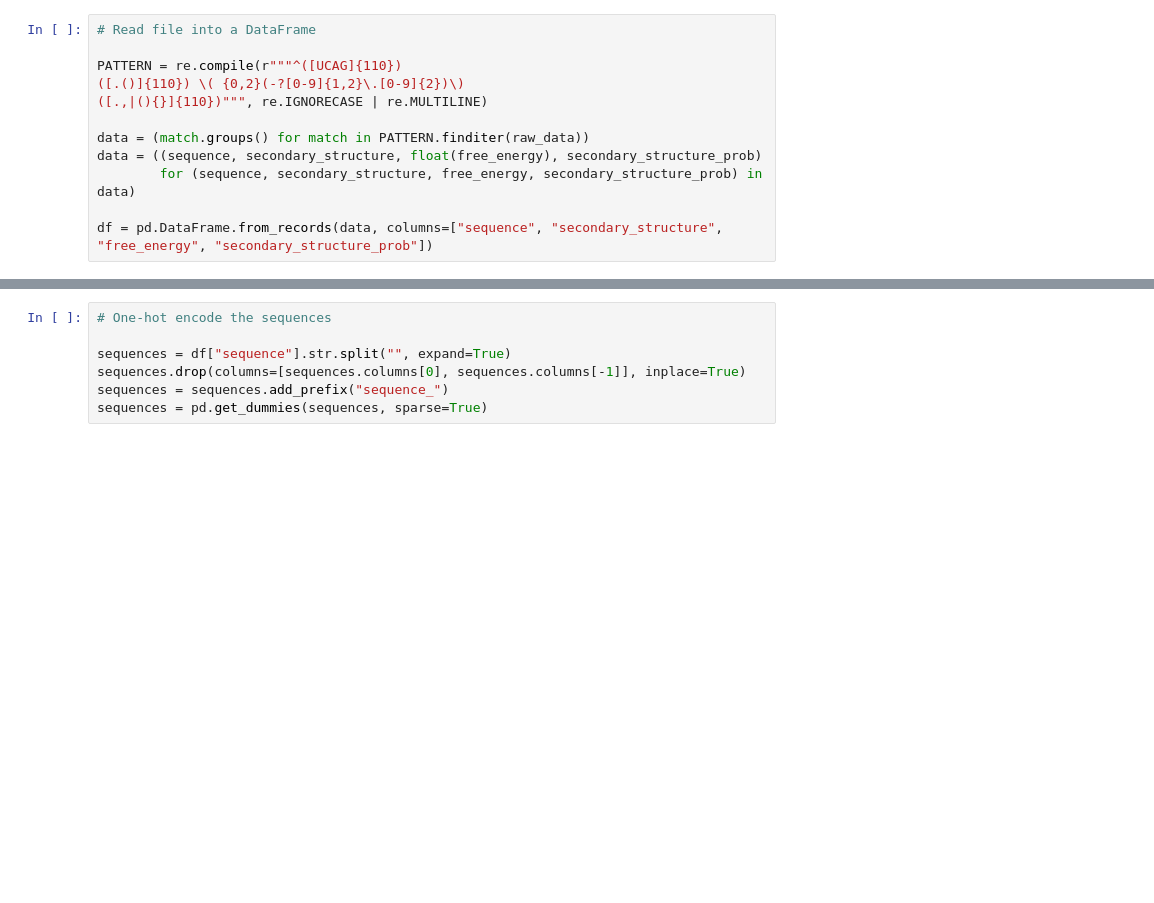
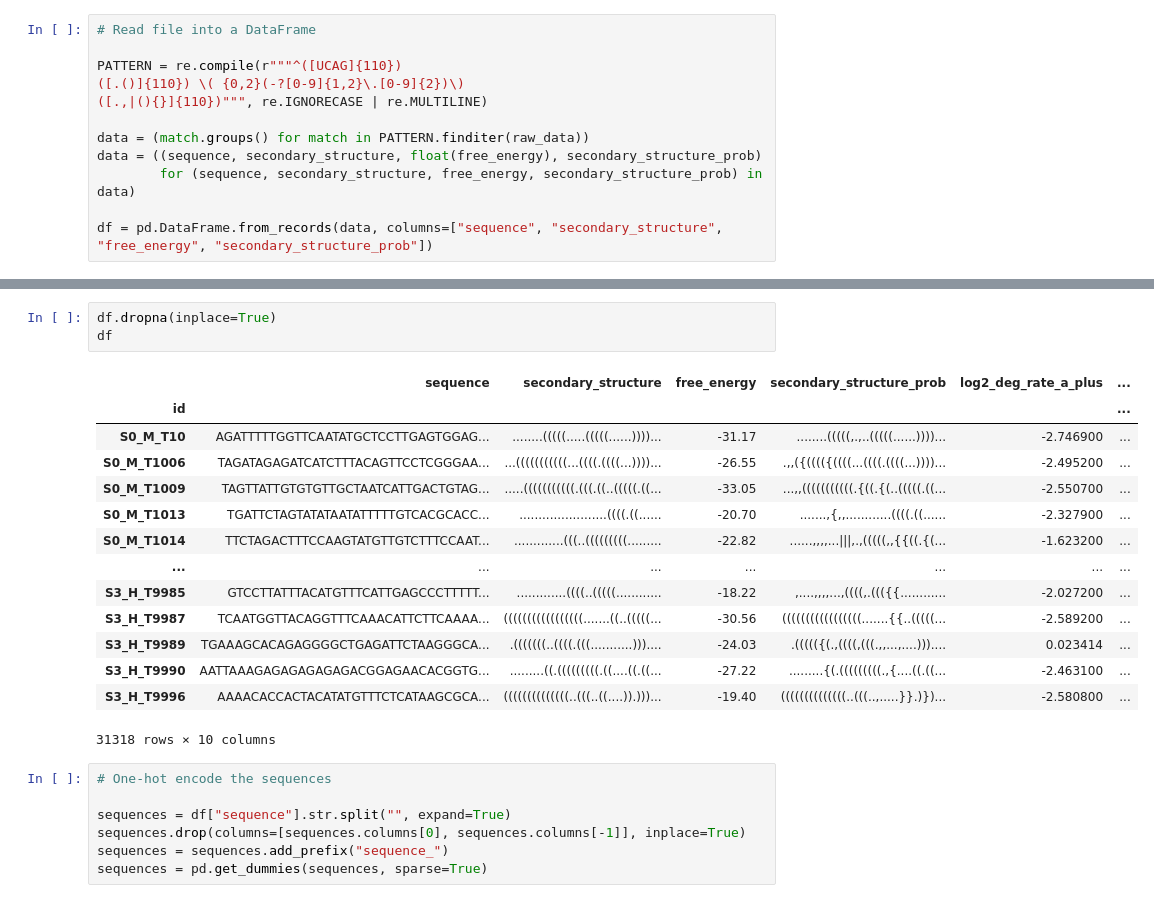
Before and after one commit to mbikovitsky/intro-to-ai-2020-final-project, a Jupyter notebook: Secondary Structure.ipynb, the cells around one changed output, grey strips where cells are left out. Drawn from its saved outputs; the diff is of its cells as text; blank space fills up the shorter version.

```diff
--- a/Secondary Structure.ipynb
+++ b/Secondary Structure.ipynb
@@ -27,3 +139,21 @@ df["sequence"] = df["sequence"].str.replace("U", "T")
+# %%
+df.dropna(inplace=True)
+df
+# %% [output]
+|  | sequence | secondary_structure | free_energy | secondary_structure_prob | log2_deg_rate_a_plus | ... |
+| id |  |  |  |  |  | ... |
+| S0_M_T10 | AGATTTTTGGTTCAATATGCTCCTTGAGTGGAG... | ........(((((.....(((((......))))... | -31.17 | ........(((((,.,..(((((......))))... | -2.746900 | ... |
+| S0_M_T1006 | TAGATAGAGATCATCTTTACAGTTCCTCGGGAA... | ...(((((((((((...((((.((((...))))... | -26.55 | .,,({(((({((((...((((.((((...))))... | -2.495200 | ... |
+| S0_M_T1009 | TAGTTATTGTGTGTTGCTAATCATTGACTGTAG... | .....(((((((((((.(((.((..(((((.((... | -33.05 | ...,,(((((((((((.{((.{(..(((((.((... | -2.550700 | ... |
+| S0_M_T1013 | TGATTCTAGTATATAATATTTTTGTCACGCACC... | .......................((((.((...... | -20.70 | .......,{,,............((((.((...... | -2.327900 | ... |
+| S0_M_T1014 | TTCTAGACTTTCCAAGTATGTTGTCTTTCCAAT... | .............(((..(((((((((......... | -22.82 | ......,,,,...|||,.,(((((,,{{((.{(... | -1.623200 | ... |
+| ... | ... | ... | ... | ... | ... | ... |
+| S3_H_T9985 | GTCCTTATTTACATGTTTCATTGAGCCCTTTTT... | .............((((..(((((............ | -18.22 | ,....,,,,...,((((,.((({{............ | -2.027200 | ... |
+| S3_H_T9987 | TCAATGGTTACAGGTTTCAAACATTCTTCAAAA... | (((((((((((((((((.......((..(((((... | -30.56 | (((((((((((((((((.......{{..(((((... | -2.589200 | ... |
+| S3_H_T9989 | TGAAAGCACAGAGGGGCTGAGATTCTAAGGGCA... | .(((((((..((((.(((...........))).... | -24.03 | .((((({(.,((((,(((.,,...,....))).... | 0.023414 | ... |
+| S3_H_T9990 | AATTAAAGAGAGAGAGAGACGGAGAACACGGTG... | .........((.(((((((((.((....((.((... | -27.22 | .........{(.(((((((((.,{....((.((... | -2.463100 | ... |
+| S3_H_T9996 | AAAACACCACTACATATGTTTCTCATAAGCGCA... | ((((((((((((((..(((..((....)).)))... | -19.40 | ((((((((((((((..(((..,.....}}.)})... | -2.580800 | ... |
+31318 rows × 10 columns
 # %%
 # One-hot encode the sequences
 
```
Also changed, not shown: parts of 21 cells of this notebook.
